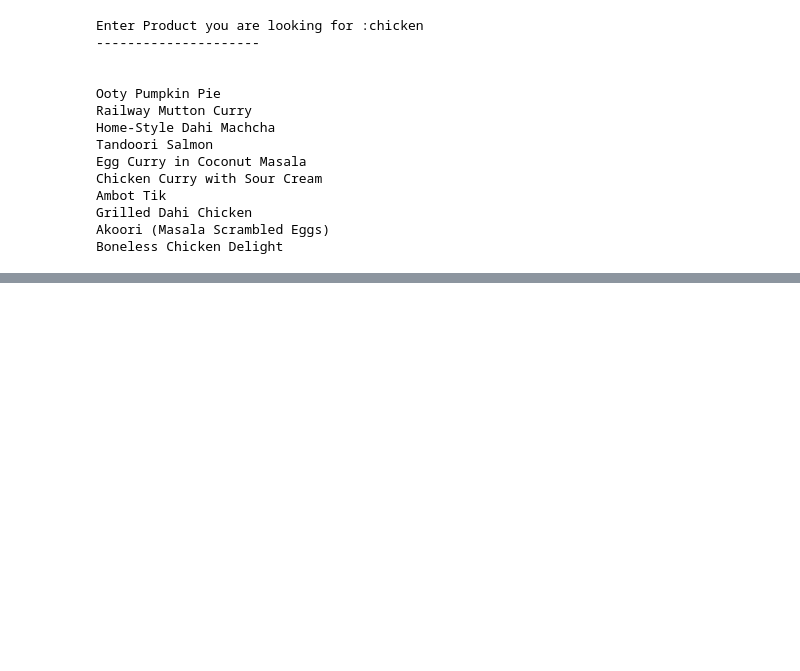
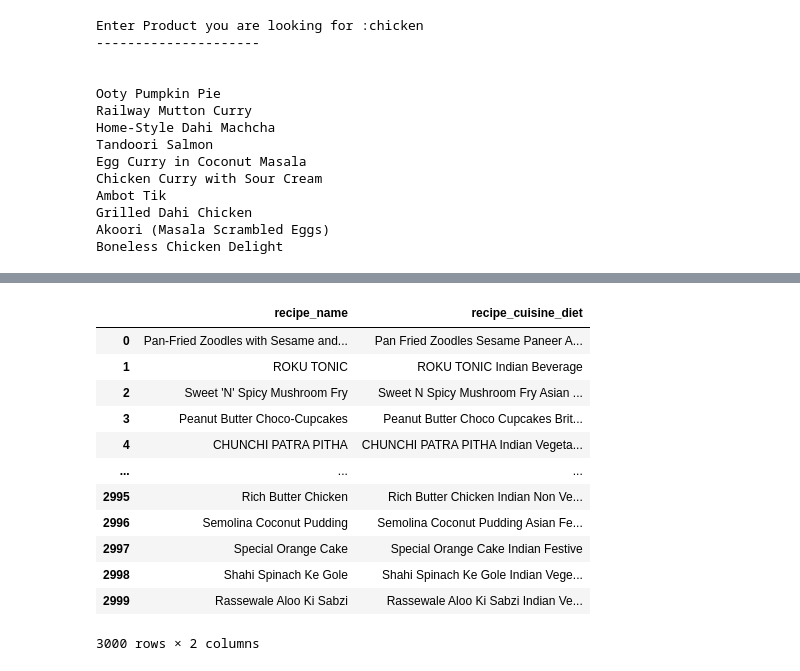
Before and after one commit to Nihar109/recipe_recommendation, a Jupyter notebook: content_based_recommendation_system.ipynb, the cells around one changed output, grey strips where cells are left out. Saved outputs shown, nothing was run; the diff lists cells and outputs as text; code cells hidden in the pictures; blank space fills up the shorter version.

```diff
--- a/content_based_recommendation_system.ipynb
+++ b/content_based_recommendation_system.ipynb
@@ -401,0 +579,26 @@ pickle.dump(similarity,open('similarity.pkl','wb'))
+# %%
+from nltk.stem import WordNetLemmatizer
+wordnet_lemmatizer=WordNetLemmatizer()
+# %%
+def lemmatizer(text_tokens):
+    text= [wordnet_lemmatizer.lemmatize(word) for word in text_tokens]
+    return text
+new_df['recipe_cuisine_diet']=new_df['recipe_cuisine_diet'].apply(lambda x: lemmatizer(x))
+# %%
+new_df['recipe_cuisine_diet']=new_df['recipe_cuisine_diet'].apply(lambda x:" ".join(x))
+# %%
+new_df
+# %% [output]
+|  | recipe_name | recipe_cuisine_diet |
+| 0 | Pan-Fried Zoodles with Sesame and... | Pan Fried Zoodles Sesame Paneer A... |
+| 1 | ROKU TONIC | ROKU TONIC Indian Beverage |
+| 2 | Sweet 'N' Spicy Mushroom Fry | Sweet N Spicy Mushroom Fry Asian ... |
+| 3 | Peanut Butter Choco-Cupcakes | Peanut Butter Choco Cupcakes Brit... |
+| 4 | CHUNCHI PATRA PITHA | CHUNCHI PATRA PITHA Indian Vegeta... |
+| ... | ... | ... |
+| 2995 | Rich Butter Chicken | Rich Butter Chicken Indian Non Ve... |
+| 2996 | Semolina Coconut Pudding | Semolina Coconut Pudding Asian Fe... |
+| 2997 | Special Orange Cake | Special Orange Cake Indian Festive |
+| 2998 | Shahi Spinach Ke Gole | Shahi Spinach Ke Gole Indian Vege... |
+| 2999 | Rassewale Aloo Ki Sabzi | Rassewale Aloo Ki Sabzi Indian Ve... |
+3000 rows × 2 columns
```
Also changed, not shown: parts of 28 cells of this notebook, 2 other files.
